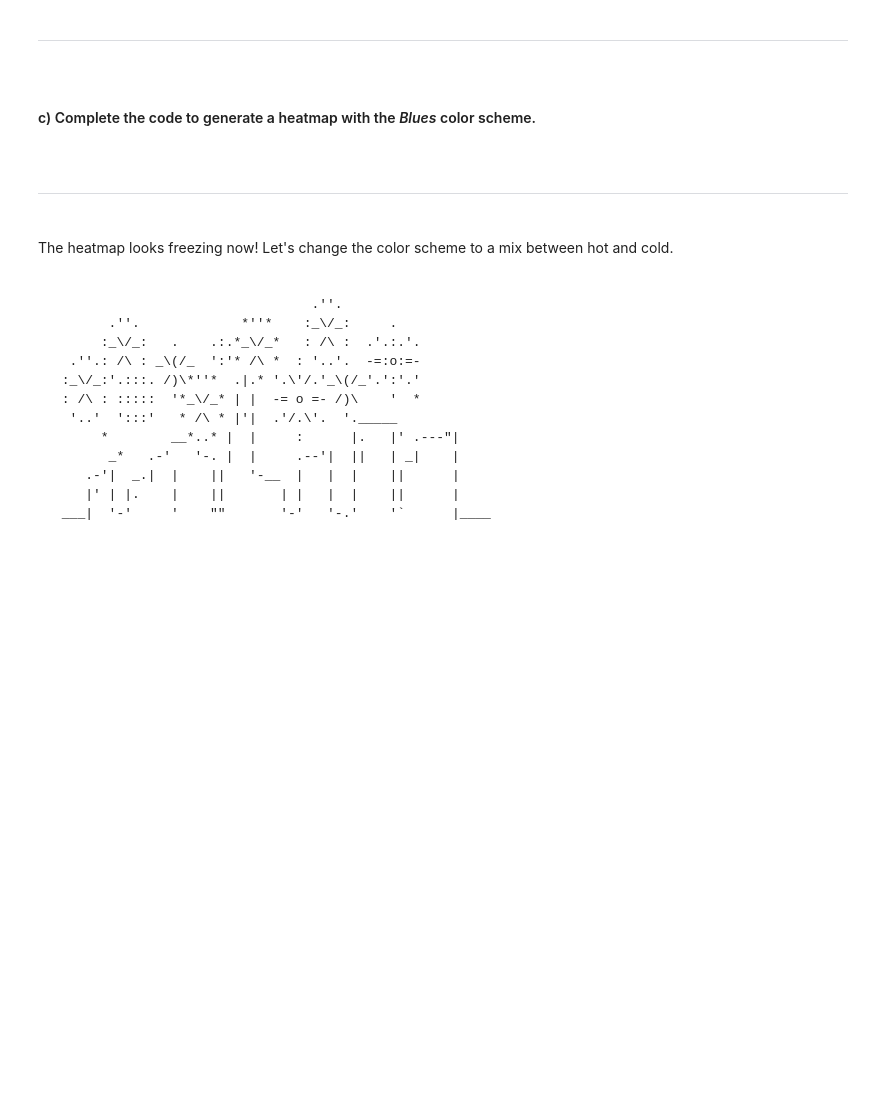
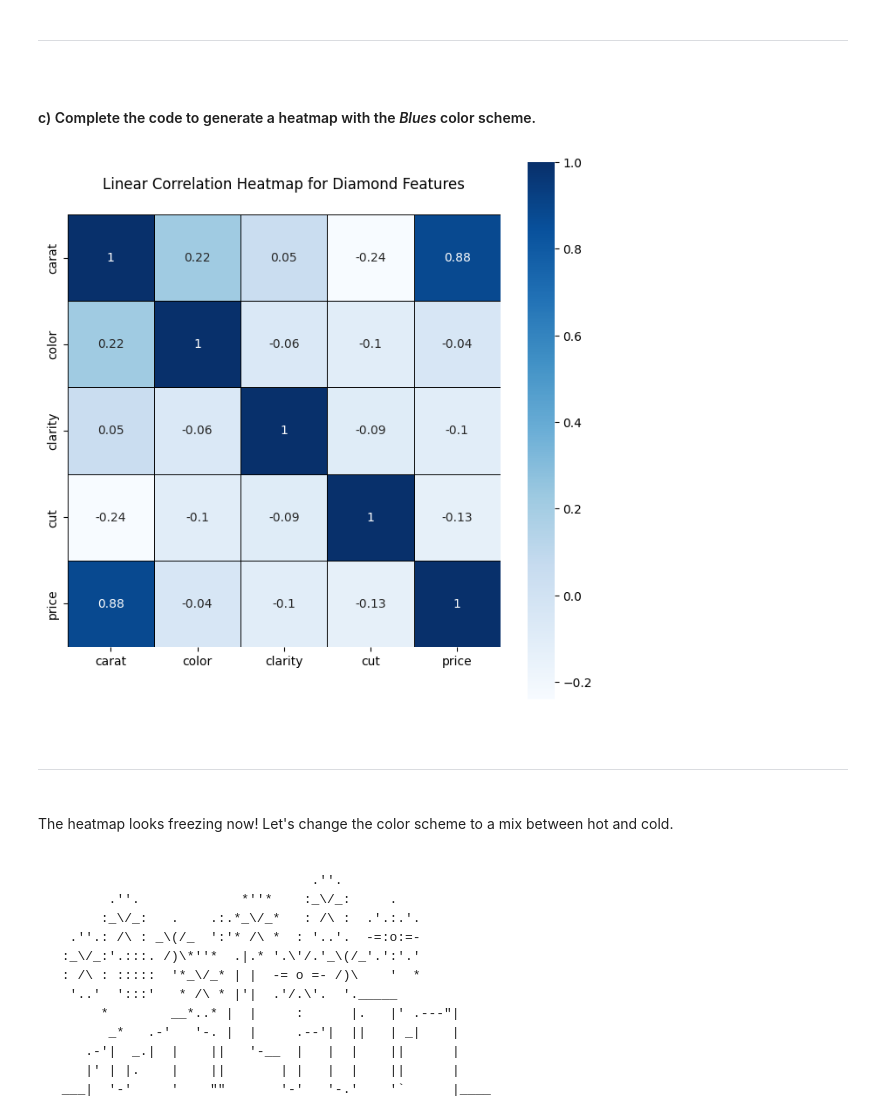
Before and after one commit to samuel-mahembe/Data-Science-Python-Kickstart, a Jupyter notebook: Script 03 - Exploratory Data Analysis - Guided.ipynb, the cells around one changed output. Cells and saved outputs as stored; diff of their text form; code cells hidden in the pictures; blank space fills up the shorter version.

```diff
--- a/Script 03 - Exploratory Data Analysis - Guided.ipynb
+++ b/Script 03 - Exploratory Data Analysis - Guided.ipynb
@@ -356,25 +358,27 @@ That was too spicy! Let's cool things down a bit in our next plot.
 # %%
 # specifying plot size (making it bigger)
 fig, ax = plt.subplots( figsize = (8 , 8) )
 
 
 # developing a freezing cold heatmap
 sns.heatmap(data       = diamonds_corr, # the correlation matrix
-            cmap       = _____        , # changing to COOL colors
+            cmap       = 'Blues'        , # changing to COOL colors  # dont use in corelation
             square     = True         , # tightening the layout
             annot      = True         , # should there be numbers in the heatmap
             linecolor  = 'black'      , # lines between boxes
             linewidths = 0.5          ) # how thick should the lines be?
 
 
 # title and displaying the plot
 plt.title(label = """
 Linear Correlation Heatmap for Diamond Features
 """)
 
 
 # rendering the visualization
 plt.show(block = True)
+# %% [output]
+[figure, added]
 # %% [markdown]
 <br><hr style="height:.9px;border-width:0;color:gray;background-color:gray"><br>
 The heatmap looks freezing now! Let's change the color scheme to a mix between hot and cold.
```
Also changed, not shown: parts of 11 cells of this notebook.
